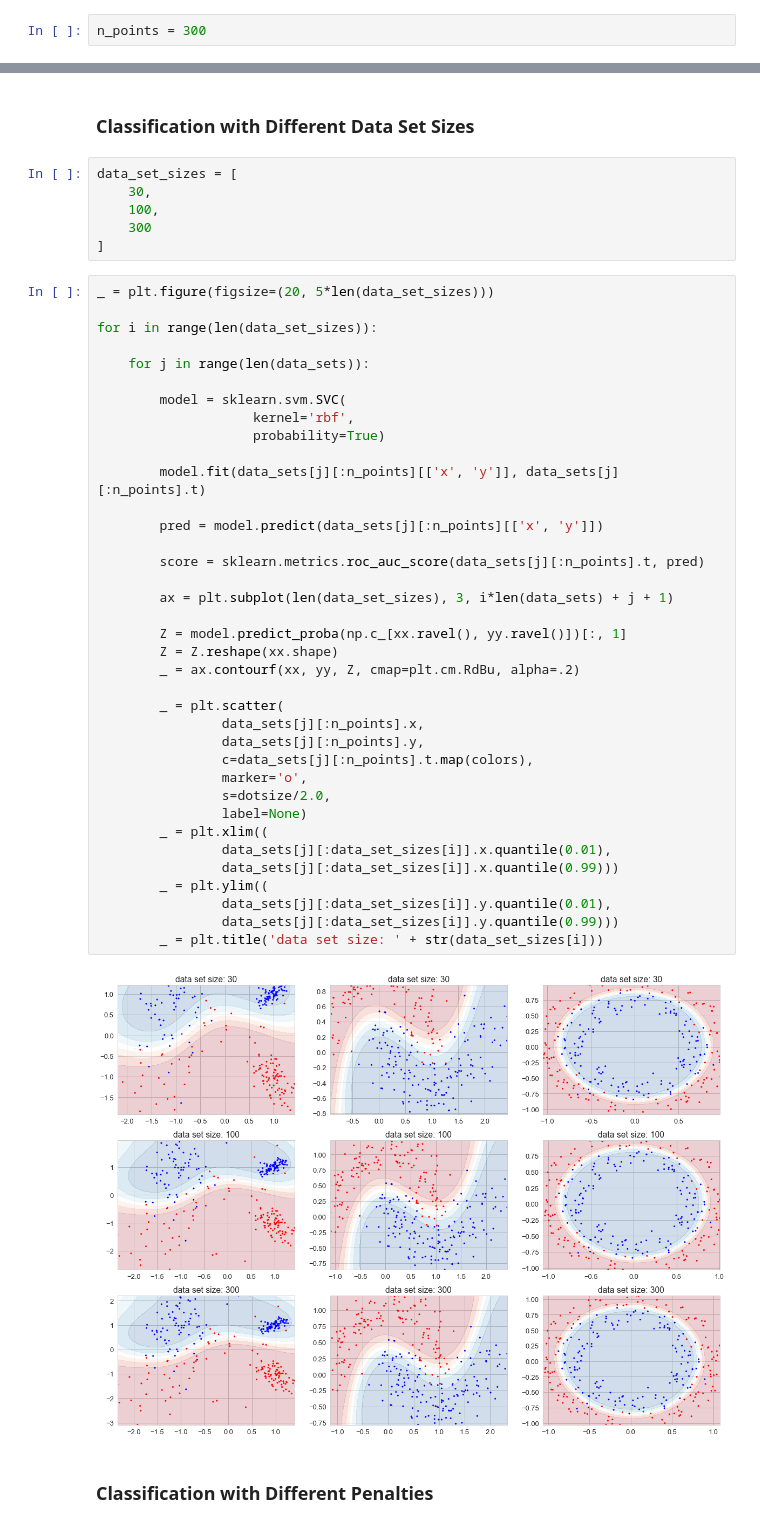
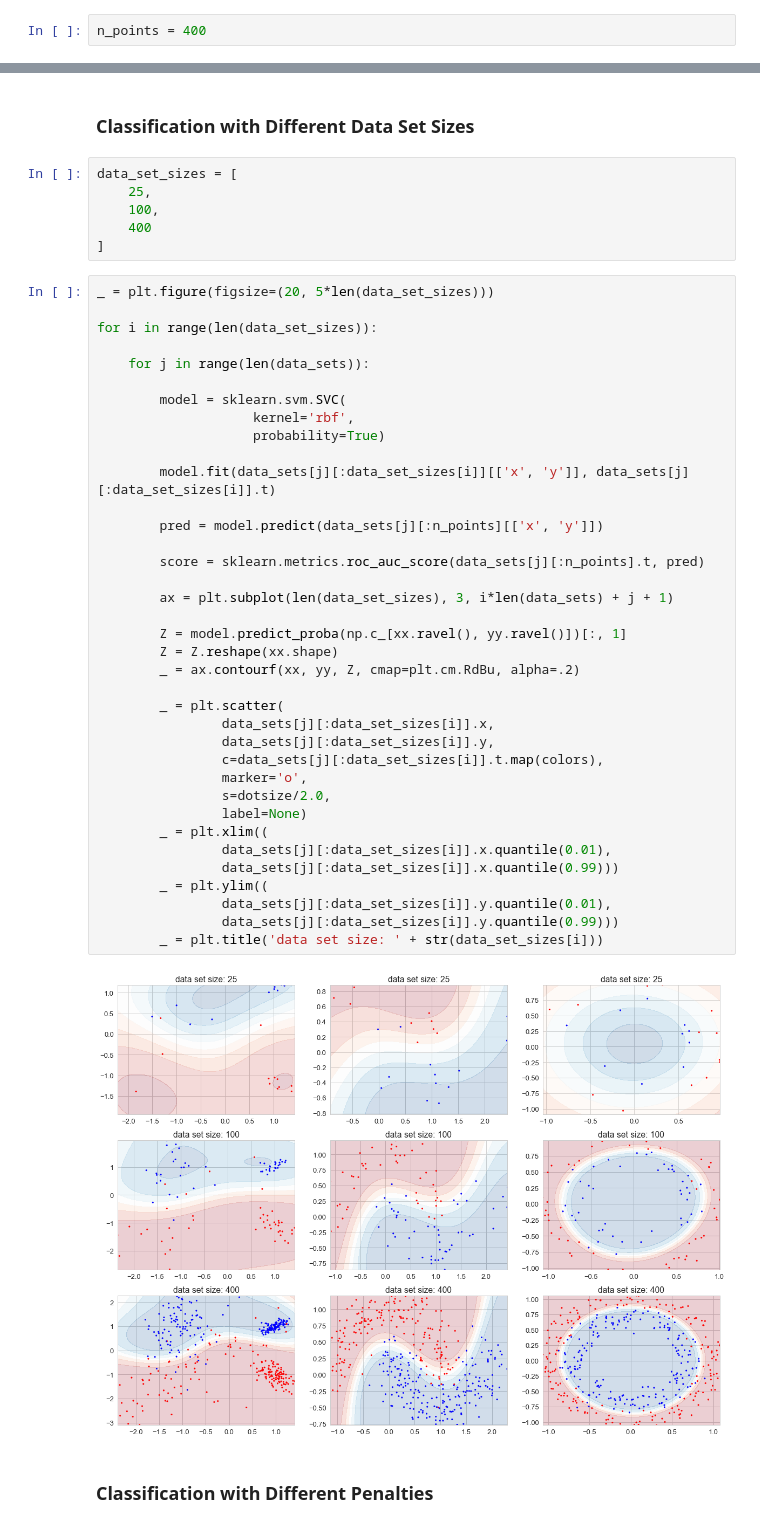
Before and after one commit to csizsek/machine-learning, a Jupyter notebook: 06_SVMs_and_kernel_methods/SVM_classification_parameters.ipynb, the cells around one changed output, grey strips where cells are left out. Drawn from its saved outputs; the diff is of its cells as text.

Commit message:
updated data size plots

```diff
--- a/06_SVMs_and_kernel_methods/SVM_classification_parameters.ipynb
+++ b/06_SVMs_and_kernel_methods/SVM_classification_parameters.ipynb
@@ -61,7 +61,7 @@ data_sets = [
      circles
 ]
 # %%
-n_points = 300
+n_points = 400
 # %%
 _ = plt.figure(figsize=(20, 5))
 for i in range(3):
@@ -131,9 +131,9 @@ for i in range(len(kernels)):
 ### Classification with Different Data Set Sizes
 # %%
 data_set_sizes = [
-    30,
+    25,
     100,
-    300
+    400
 ]
 # %%
 _ = plt.figure(figsize=(20, 5*len(data_set_sizes)))
@@ -142,38 +142,38 @@ for i in range(len(data_set_sizes)):
 
     for j in range(len(data_sets)):
 
         model = sklearn.svm.SVC(
                     kernel='rbf',
                     probability=True)
 
-        model.fit(data_sets[j][:n_points][['x', 'y']], data_sets[j][:n_points].t)
+        model.fit(data_sets[j][:data_set_sizes[i]][['x', 'y']], data_sets[j][:data_set_sizes[i]].t)
 
         pred = model.predict(data_sets[j][:n_points][['x', 'y']])
 
         score = sklearn.metrics.roc_auc_score(data_sets[j][:n_points].t, pred)
 
         ax = plt.subplot(len(data_set_sizes), 3, i*len(data_sets) + j + 1)
 
         Z = model.predict_proba(np.c_[xx.ravel(), yy.ravel()])[:, 1]
         Z = Z.reshape(xx.shape)
         _ = ax.contourf(xx, yy, Z, cmap=plt.cm.RdBu, alpha=.2)
 
         _ = plt.scatter(
-                data_sets[j][:n_points].x,
-                data_sets[j][:n_points].y,
-                c=data_sets[j][:n_points].t.map(colors),
+                data_sets[j][:data_set_sizes[i]].x,
+                data_sets[j][:data_set_sizes[i]].y,
+                c=data_sets[j][:data_set_sizes[i]].t.map(colors),
                 marker='o',
                 s=dotsize/2.0,
                 label=None)
         _ = plt.xlim((
                 data_sets[j][:data_set_sizes[i]].x.quantile(0.01),
                 data_sets[j][:data_set_sizes[i]].x.quantile(0.99)))
         _ = plt.ylim((
                 data_sets[j][:data_set_sizes[i]].y.quantile(0.01),
                 data_sets[j][:data_set_sizes[i]].y.quantile(0.99)))
         _ = plt.title('data set size: ' + str(data_set_sizes[i]))
 # %% [output]
-[figure, old version]
+[figure, new version]
 # %% [markdown]
 ### Classification with Different Penalties
 # %%
```
Also changed, not shown: parts of 3 cells of this notebook.
